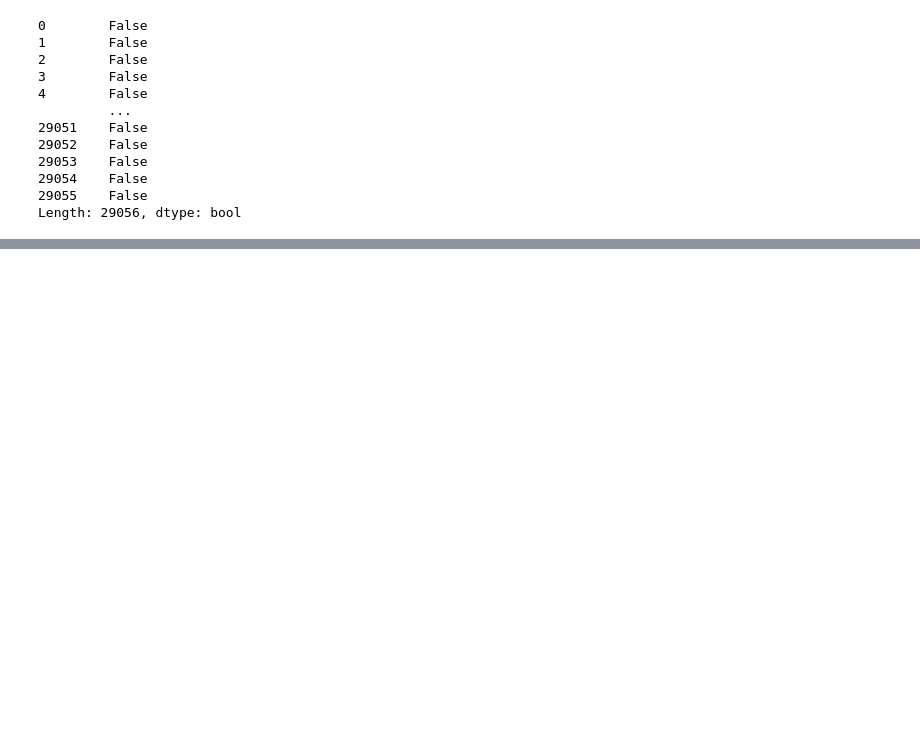
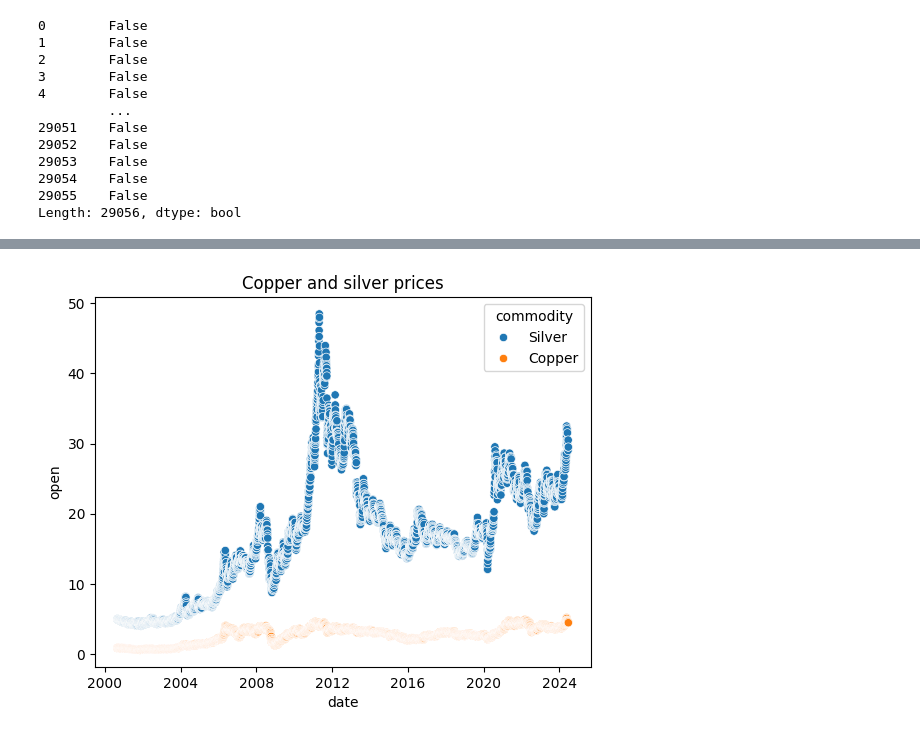
Before and after one commit to Lobzikk/sfedu-DS-project, a Jupyter notebook: main.ipynb, the cells around one changed output, grey strips where cells are left out. Saved outputs shown, nothing was run; the diff lists cells and outputs as text; code cells hidden in the pictures; blank space fills up the shorter version.

```diff
--- a/main.ipynb
+++ b/main.ipynb
@@ -92,0 +158,6 @@ Length: 29056, dtype: bool
+# %%
+sns.scatterplot(df[(df["commodity"]=="Silver") | (df['commodity']=='Copper')], x='date', y='open', hue="commodity")
+plt.title('Copper and silver prices')
+plt.show()
+# %% [output]
+[figure, added]
```
Also changed, not shown: parts of 23 cells of this notebook, 1 other file.
